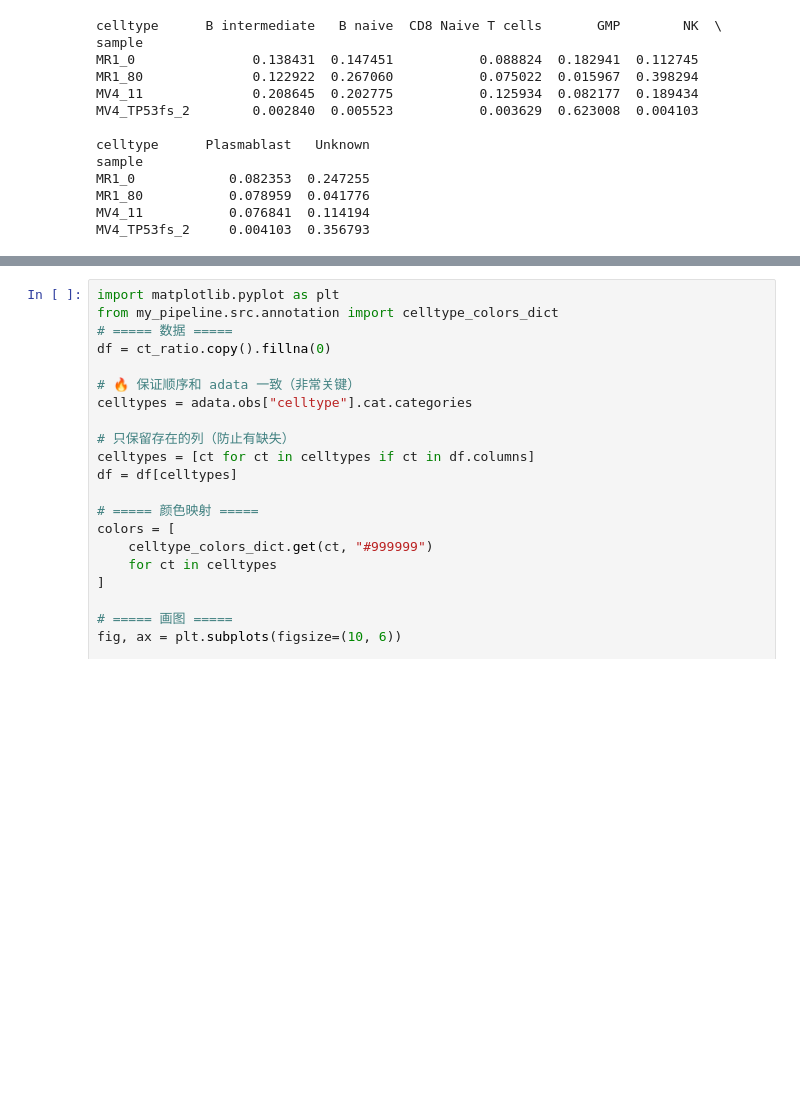
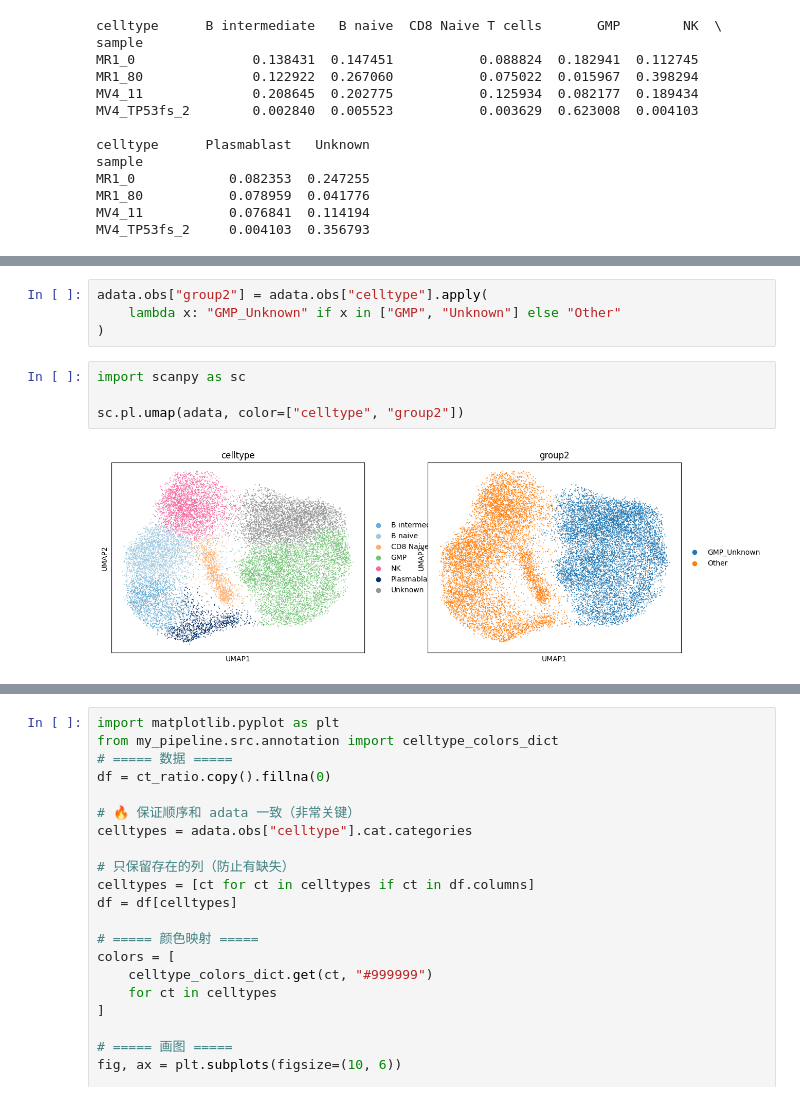
Before and after one commit to gaopeigi3/scRNA_pipeline, a Jupyter notebook: analysis/notebook/porpotion.ipynb, the cells around one changed output, grey strips where cells are left out. Saved outputs shown, nothing was run; the diff lists cells and outputs as text; blank space fills up the shorter version.

```diff
--- a/analysis/notebook/porpotion.ipynb
+++ b/analysis/notebook/porpotion.ipynb
@@ -33,0 +749,10 @@ MV4_TP53fs_2     0.004103  0.356793
+# %%
+adata.obs["group2"] = adata.obs["celltype"].apply(
+    lambda x: "GMP_Unknown" if x in ["GMP", "Unknown"] else "Other"
+)
+# %%
+import scanpy as sc
+
+sc.pl.umap(adata, color=["celltype", "group2"])
+# %% [output]
+[figure, added]
```
Also changed, not shown: parts of 28 cells of this notebook, 2 other files.
